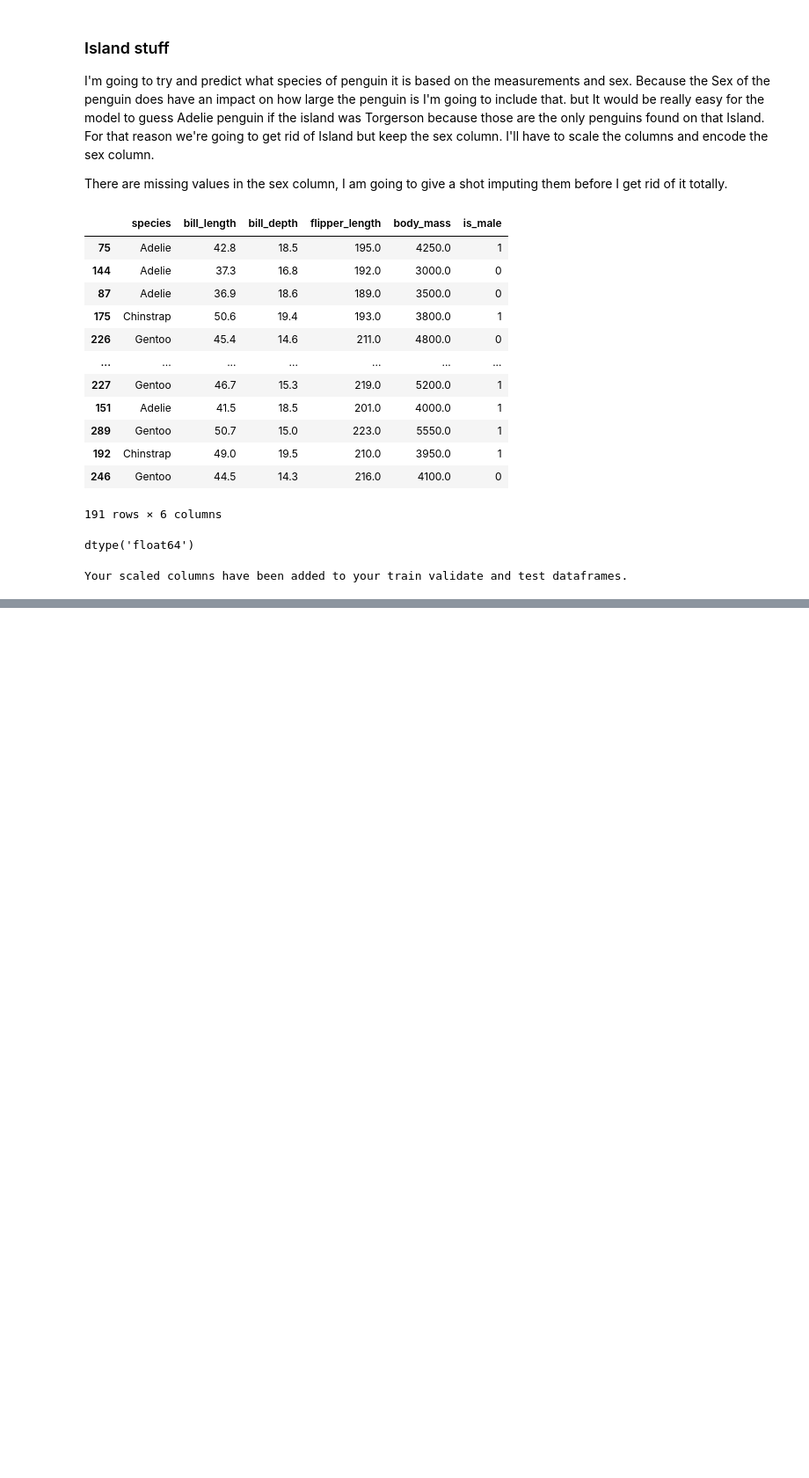
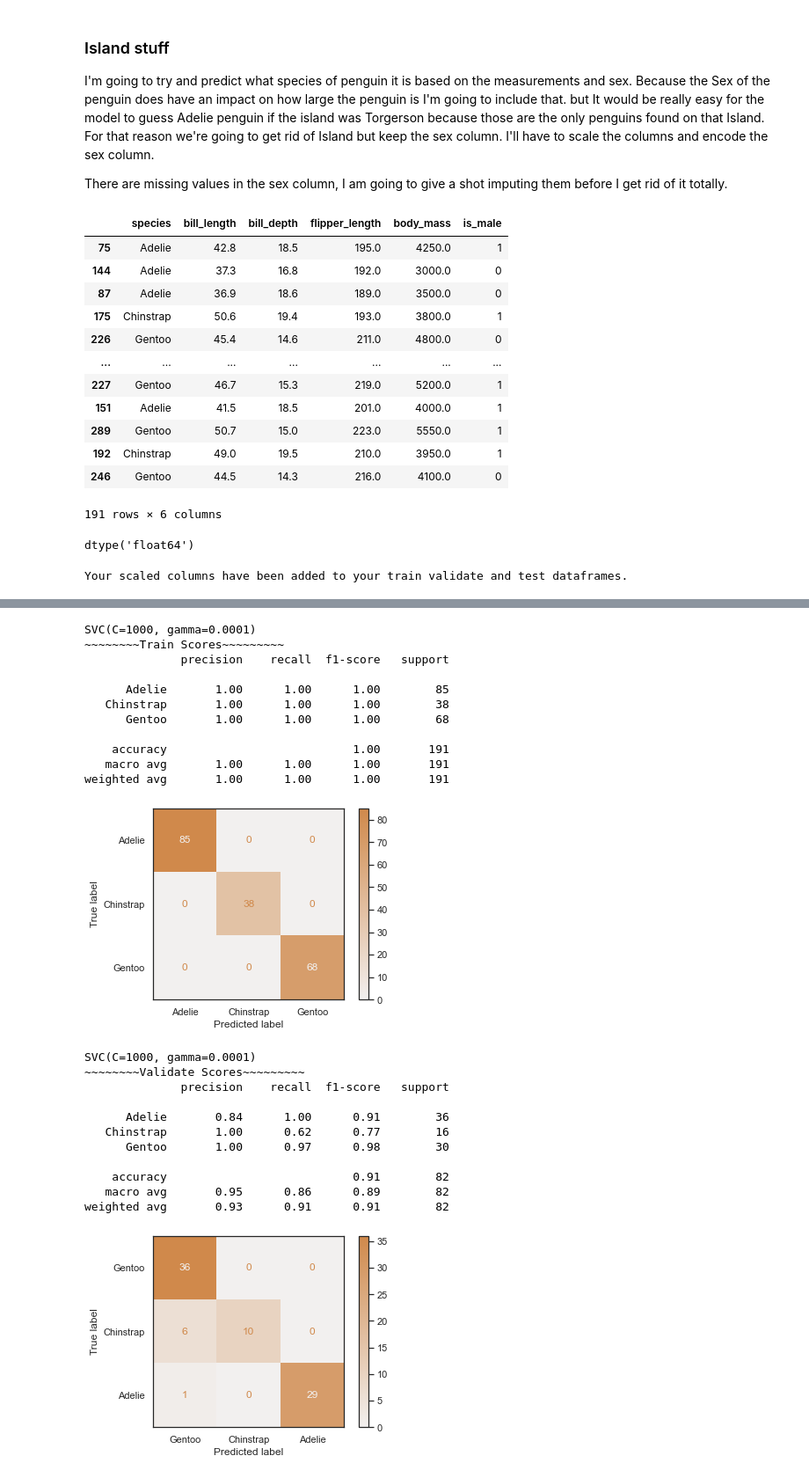
Before and after one commit to HeatherOrtegaMcMillan/penguin_project, a Jupyter notebook: penguin_project_notebook.ipynb, the cells around one changed output, grey strips where cells are left out. Shown at 88% size. Cells and saved outputs as stored; diff of their text form; code cells hidden in the pictures; blank space fills up the shorter version.

```diff
--- a/penguin_project_notebook.ipynb
+++ b/penguin_project_notebook.ipynb
@@ -585,0 +717,12 @@ Your scaled columns have been added to your train validate and test dataframes.
+# %%
+from sklearn.model_selection import GridSearchCV
+
+# defining parameter range
+param_grid = {'C': [0.1, 1, 10, 100, 1000],
+              'gamma': [1, 0.1, 0.01, 0.001, 0.0001],
+              'kernel': ['rbf']}
+
+grid = GridSearchCV(SVC(), param_grid, refit = True, verbose = 3)
+
+# fitting the model for grid search
+grid.fit(X_train, y_train)
@@ -585,0 +777,36 @@ Your scaled columns have been added to your train validate and test dataframes.
+# %%
+svc = SVC(C= 1000, gamma= 0.0001, kernel= 'rbf')
+
+svc.fit(X_train, y_train)
+
+train_pred = svc.predict(X_train)
+val_pred = svc.predict(X_validate)
+
+m.print_metrics(svc,X_train, y_train, train_pred, set_name="Train", class_names='auto')
+
+m.print_metrics(svc, X_validate, y_validate, val_pred, set_name='Validate', class_names='auto')
+# %% [output]
+SVC(C=1000, gamma=0.0001)
+~~~~~~~~Train Scores~~~~~~~~~
+              precision    recall  f1-score   support
+
+      Adelie       1.00      1.00      1.00        85
+   Chinstrap       1.00      1.00      1.00        38
+      Gentoo       1.00      1.00      1.00        68
+
+    accuracy                           1.00       191
+   macro avg       1.00      1.00      1.00       191
+weighted avg       1.00      1.00      1.00       191
+[figure, added]
+SVC(C=1000, gamma=0.0001)
+~~~~~~~~Validate Scores~~~~~~~~~
+              precision    recall  f1-score   support
+
+      Adelie       0.84      1.00      0.91        36
+   Chinstrap       1.00      0.62      0.77        16
+      Gentoo       1.00      0.97      0.98        30
+
+    accuracy                           0.91        82
+   macro avg       0.95      0.86      0.89        82
+weighted avg       0.93      0.91      0.91        82
+[figure, added]
```
Also changed, not shown: parts of 13 cells of this notebook.
